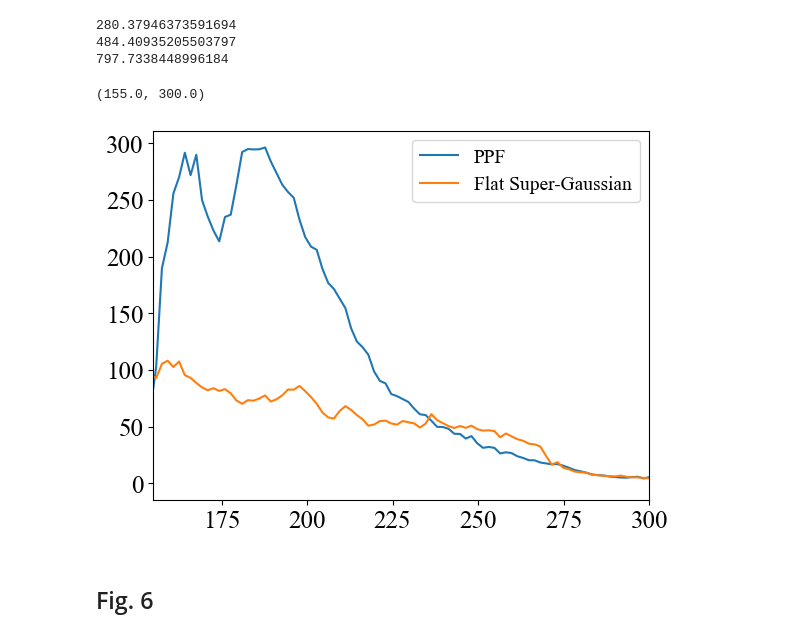
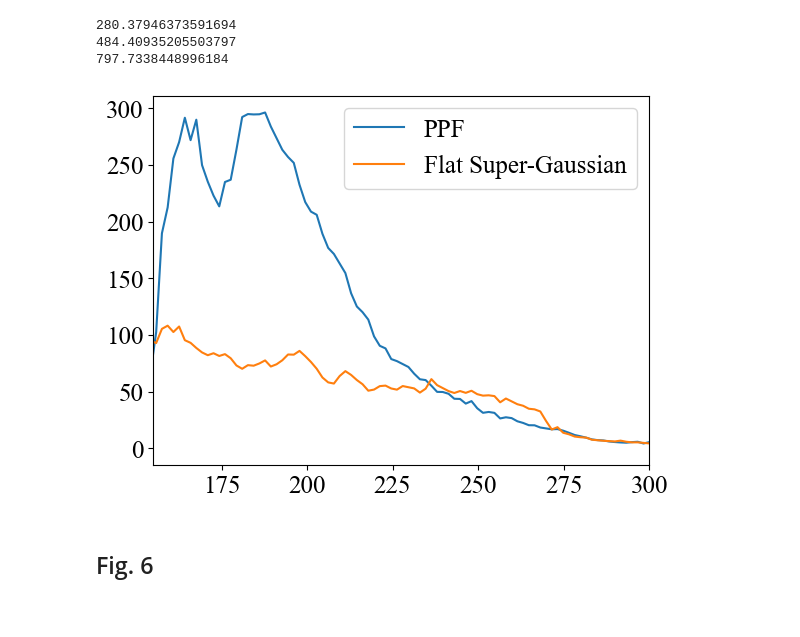
Before and after one commit to kcharbo3/Ideal-Structured-Light-for-Laser-Plasma-Ion-Lensing, a Jupyter notebook: figure_notebook.ipynb, the cells around one changed output. Cells and saved outputs as stored; diff of their text form; code cells hidden in the pictures.

Commit message:
Figure notebook updated after revisions

```diff
--- a/figure_notebook.ipynb
+++ b/figure_notebook.ipynb
@@ -7,10 +7,11 @@ import numpy as np
 import dataclasses
 import scipy
 import sys
+
 PATH_TO_ALFP = "path/to/arbitrary_laser_fields_for_pic"
 SIM_DIRECTORY = "path/to/sim/directories"
 PPF_PULSE_SIM_PATH = SIM_DIRECTORY + "/ppf_pulse_sim_directory"
-GAUSSIAN_45PW_SIM_PATH = SIM_DIRECTORY + "/gaussian_45pw_sim_directory"
+SUPER_GAUSSIAN_45PW_SIM_PATH = SIM_DIRECTORY + "/super_gaussian_45pw_sim_directory"
 ECHELON_PULSE_1PW_SIM_PATH = SIM_DIRECTORY + "/echelon_sim_directory"
 GAUSSIAN_1PW_SIM_PATH = SIM_DIRECTORY + "/gaussian_sim_directory"
 
@@ -260,7 +261,7 @@ def convert_to_time(field_w):
     return field_t
 # %%
 S_ppf_45pw = happi.Open(PPF_PULSE_SIM_PATH, verbose=False)
-S_gaussian_45pw = happi.Open(GAUSSIAN_45PW_SIM_PATH, verbose=False)
+S_super_gaussian_45pw = happi.Open(SUPER_GAUSSIAN_45PW_SIM_PATH, verbose=False)
 # %% [markdown]
 # Figures
 # %% [markdown]
@@ -1563,20 +1591,19 @@ print(energy_gaussian_45pw[100:][peak_index_gaussian])
 # %%
 peak_ppf_45pw, _, _ = get_peak_density(S_ppf_45pw)
 
-peak_gaussian_45pw, _, _ = get_peak_density(S_gaussian_45pw)
+peak_gaussian_45pw, _, _ = get_peak_density(S_super_gaussian_45pw)
 # %%
 time_vals_density = np.linspace(0, 300, peak_ppf_45pw.shape[0])
 
 plt.figure()
 plt.plot(time_vals_density, peak_ppf_45pw, label="PPF")
 plt.plot(time_vals_density, peak_gaussian_45pw, label="Flat Super-Gaussian")
-plt.legend(fontsize=14)
+plt.legend(fontsize=18)
 plt.tick_params(axis='both', which='major', labelsize=18)
 plt.xlim(155, 300)
 #plt.savefig(FIGURE_DIRECTORY + "density_35pw.png")
 # %% [output]
-(155.0, 300.0)
-[figure, old version]
+[figure, new version]
 # %% [markdown]
 ## Fig. 6
 # %%
```
Also changed, not shown: parts of 7 cells of this notebook.
